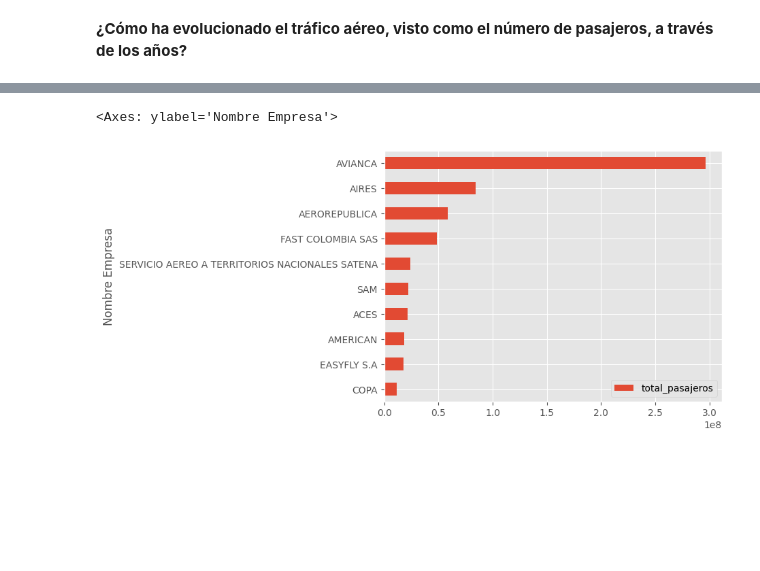
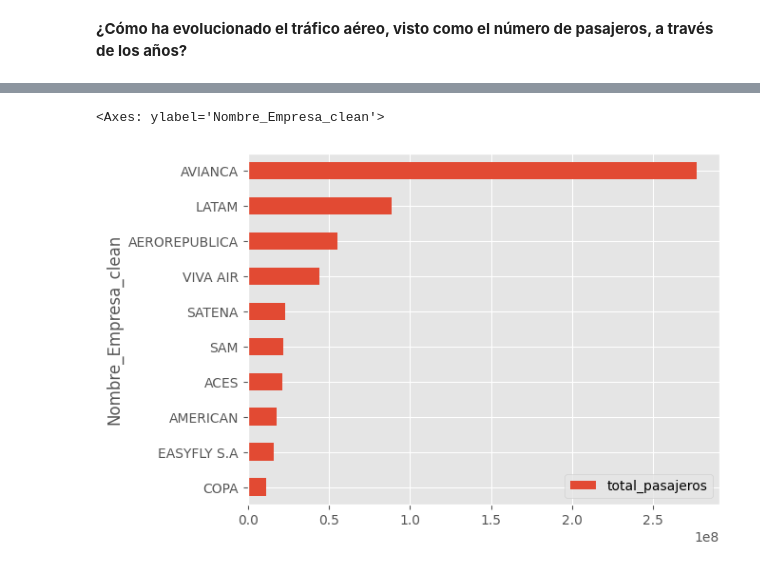
Before and after one commit to fjmoyao/trafico-aereo-col, a Jupyter notebook: EDA.ipynb, the cells around one changed output, grey strips where cells are left out. Cells and saved outputs as stored; diff of their text form; code cells hidden in the pictures; blank space fills up the shorter version.

```diff
--- a/EDA.ipynb
+++ b/EDA.ipynb
@@ -56,8 +57,8 @@ schema = StructType([
 # %%
 #Se lee el archivo de trusted
 filepath = os.path.join("trusted", 'trafico_aereo_1992_2022.csv')
-data = spark.read.csv(filepath, header=True, schema=schema)
-data.show(n=3)
+df = spark.read.csv(filepath, header=True, schema=schema)
+df.show(n=3)
 # %% [output]
 +----------+-------------+------+-------+---------+-------+---------+-------------+--------------+--------------+------------+--------------+--------------------+--------------------+
 |     Fecha|Sigla Empresa|Origen|Destino|Pasajeros|Trafico|TipoVuelo|Ciudad Origen|Ciudad Destino|   Pais Origen|Pais Destino|Nombre Empresa|         Apto_Origen|        Apto_Destino|
@@ -69,0 +113,2 @@ only showing top 3 rows
+# %%
+df = df.na.drop(subset=["Pasajeros", "Nombre Empresa"])
@@ -92,0 +250,6 @@ pasajeros_empresa = data.select(
+# %%
+pasajeros_empresa = df.select(
+                        "Pasajeros",
+                        "Nombre_Empresa_clean",
+                        ).groupBy("Nombre_Empresa_clean").agg(
+                        sum("Pasajeros").alias("total_pasajeros")).toPandas()
@@ -103,5 +270,6 @@ pasajeros_empresa.dropna(inplace=True)
 # %%
-pasajeros_empresa.sort_values("total_pasajeros", ascending=False)[:10].sort_values("total_pasajeros").set_index("Nombre Empresa").plot(kind="barh")
+pasajeros_empresa.dropna(inplace=True)
+pasajeros_empresa.sort_values("total_pasajeros", ascending=False)[:10].sort_values("total_pasajeros").set_index("Nombre_Empresa_clean").plot(kind="barh")
 # %% [output]
-<Axes: ylabel='Nombre Empresa'>
+<Axes: ylabel='Nombre_Empresa_clean'>
-[figure, old version]
+[figure, new version]
```
Also changed, not shown: parts of 28 cells of this notebook.
